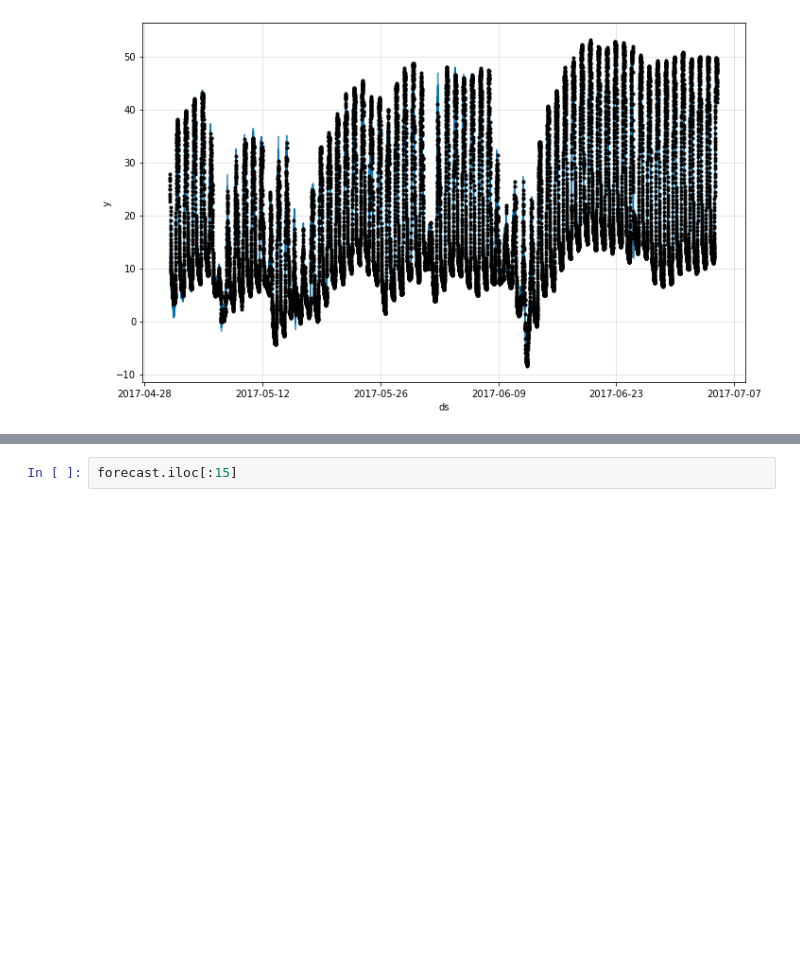
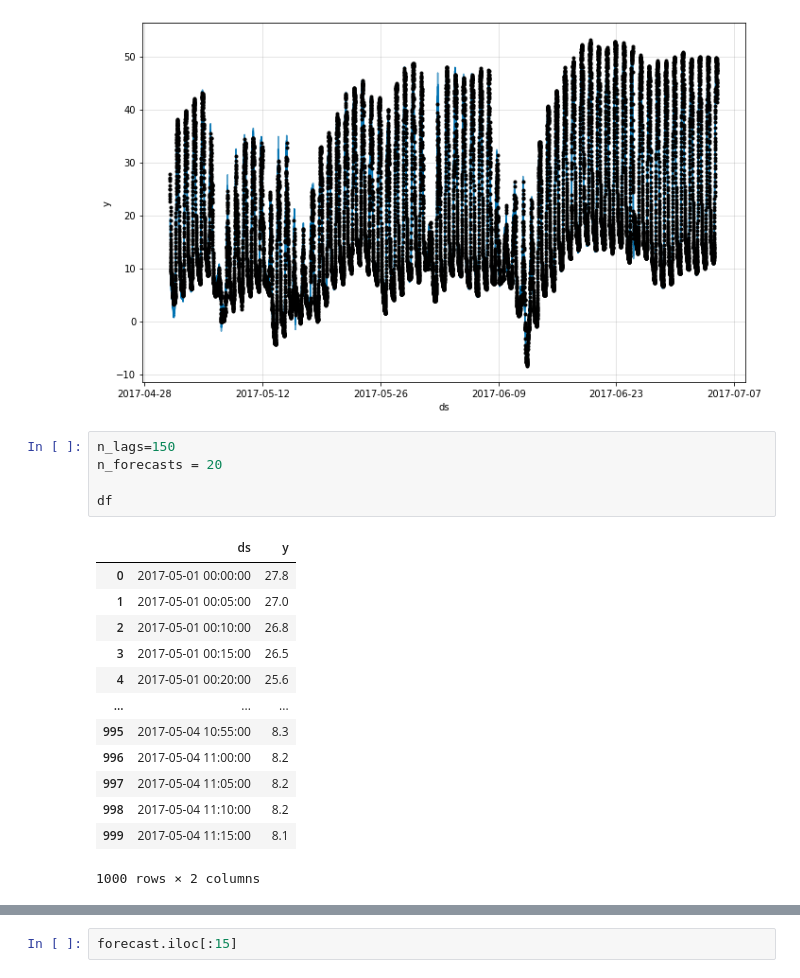
Before and after one commit to neuralprophet/neural_prophet_lightning, a Jupyter notebook: example_notebooks/autoregression_yosemite_temps.ipynb, the cells around one changed output, grey strips where cells are left out. Drawn from its saved outputs; the diff is of its cells as text; blank space fills up the shorter version.

```diff
--- a/example_notebooks/autoregression_yosemite_temps.ipynb
+++ b/example_notebooks/autoregression_yosemite_temps.ipynb
@@ -91,3 +86,22 @@ fig = m.plot(forecast)
 # %% [output]
 INFO - (NP.forecaster._handle_missing_data) - 12 NaN values in column y were auto-imputed.
 [figure]
+# %%
+n_lags=150
+n_forecasts = 20
+
+df
+# %% [output]
+|  | ds | y |
+| 0 | 2017-05-01 00:00:00 | 27.8 |
+| 1 | 2017-05-01 00:05:00 | 27.0 |
+| 2 | 2017-05-01 00:10:00 | 26.8 |
+| 3 | 2017-05-01 00:15:00 | 26.5 |
+| 4 | 2017-05-01 00:20:00 | 25.6 |
+| ... | ... | ... |
+| 995 | 2017-05-04 10:55:00 | 8.3 |
+| 996 | 2017-05-04 11:00:00 | 8.2 |
+| 997 | 2017-05-04 11:05:00 | 8.2 |
+| 998 | 2017-05-04 11:10:00 | 8.2 |
+| 999 | 2017-05-04 11:15:00 | 8.1 |
+1000 rows × 2 columns
```
Also changed, not shown: parts of 8 cells of this notebook, 3 other files.
